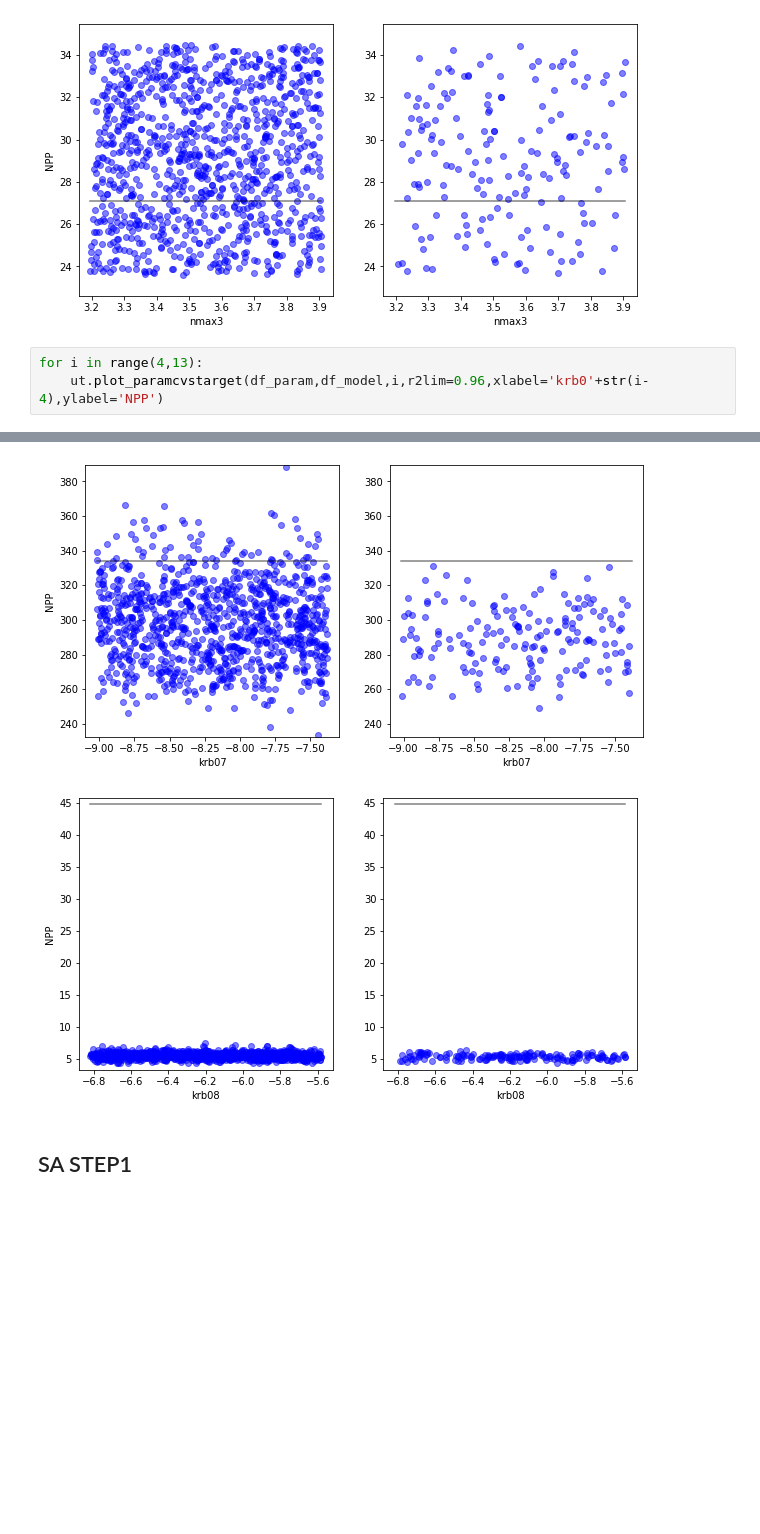
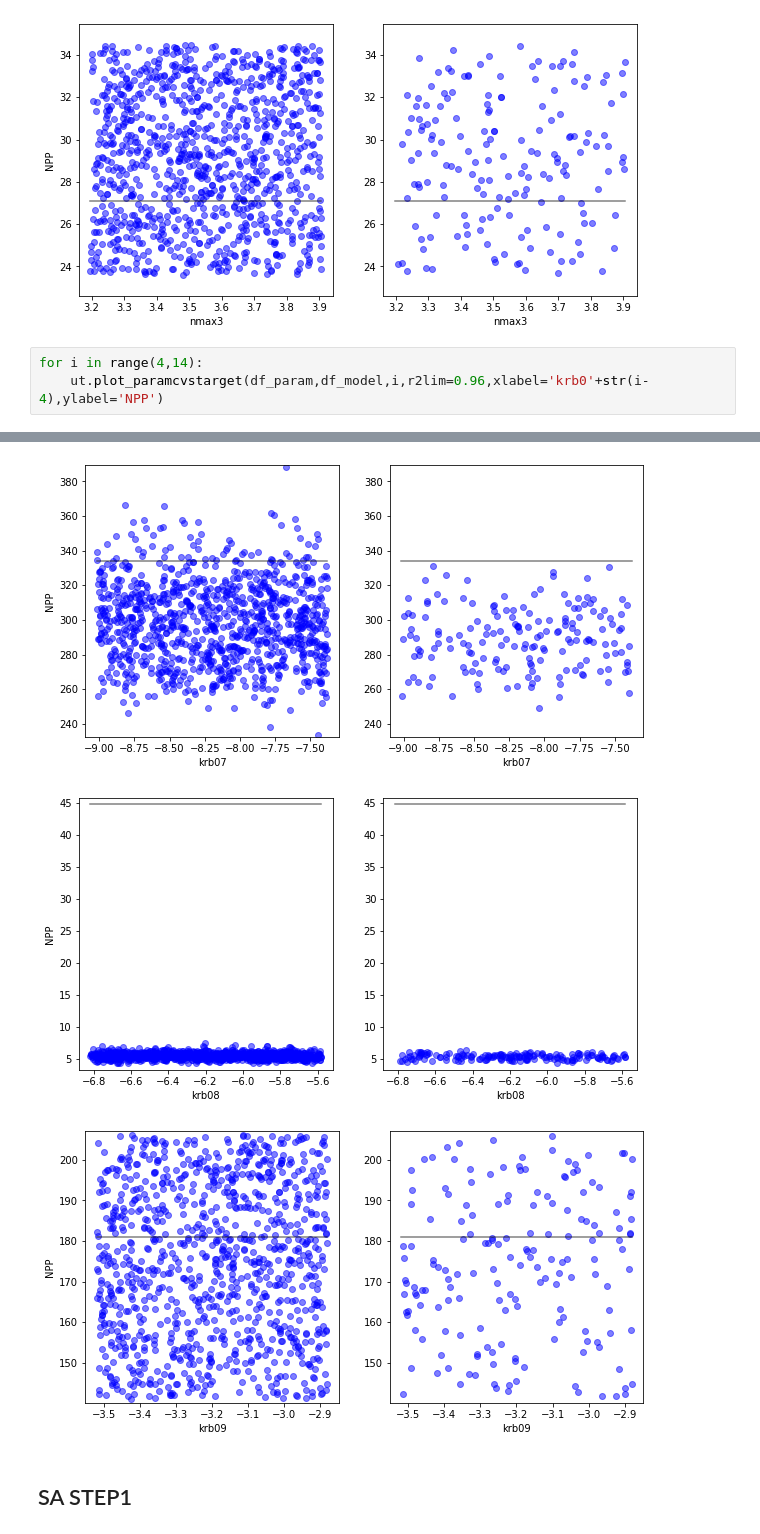
Before and after one commit to whrc/MADS-TEM-calibration, a Jupyter notebook: Calibration_Figures_Elchin.ipynb, the cells around one changed output, grey strips where cells are left out. Drawn from its saved outputs; the diff is of its cells as text; blank space fills up the shorter version.

```diff
--- a/Calibration_Figures_Elchin.ipynb
+++ b/Calibration_Figures_Elchin.ipynb
@@ -72,18 +116,19 @@ for i in range(4):
 [figure]
 [figure]
 # %%
-for i in range(4,13):
+for i in range(4,14):
     ut.plot_paramcvstarget(df_param,df_model,i,r2lim=0.96,xlabel='krb0'+str(i-4),ylabel='NPP')
 # %% [output]
 [figure]
 [figure]
 [figure]
 [figure]
 [figure]
 [figure]
 [figure]
 [figure]
 [figure]
+[figure, added]
 # %% [markdown]
 ## SA STEP1
 # %%
```
Also changed, not shown: parts of 28 cells of this notebook, 1 other file.
